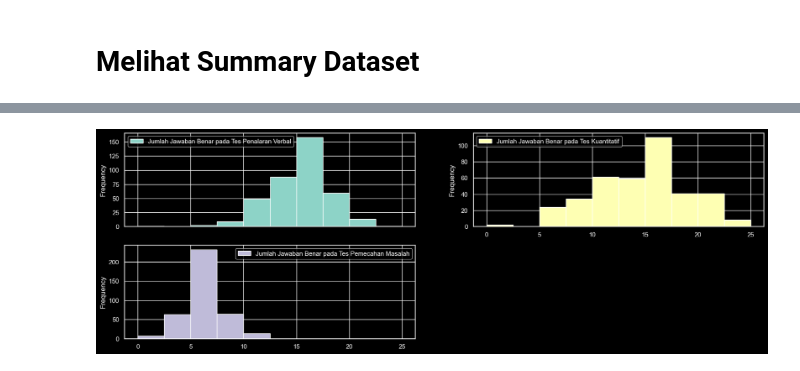
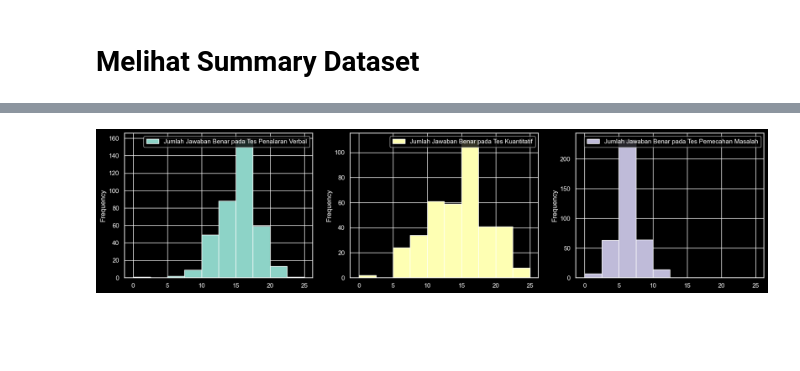
Before and after one commit to StefannusChristian/Data-Processing-and-Engineering, a Jupyter notebook: transformasi-lanjut/IBDA3111_StefannusChristian_202000138_TransformasiLanjut.ipynb, the cells around one changed output, grey strips where cells are left out. Saved outputs shown, nothing was run; the diff lists cells and outputs as text; code cells hidden in the pictures; blank space fills up the shorter version.

```diff
--- a/transformasi-lanjut/IBDA3111_StefannusChristian_202000138_TransformasiLanjut.ipynb
+++ b/transformasi-lanjut/IBDA3111_StefannusChristian_202000138_TransformasiLanjut.ipynb
@@ -346,8 +341,8 @@ data.head()
 # %%
-data.loc[:,numericalDataX].plot.hist(subplots=True, legend=True, layout=(3, 2))
+data.loc[:,numericalDataX].plot.hist(subplots=True, legend=True, layout=(2,3))
 plt.show()
 # %% [output]
-[figure, old version]
+[figure, new version]
 # %%
 transformer = ColumnTransformer(transformers = [
     ('tnf1',OneHotEncoder(sparse=False,drop="first",handle_unknown='ignore'),categoricalDataX),
```
Also changed, not shown: parts of 10 cells of this notebook, 3 other files.
